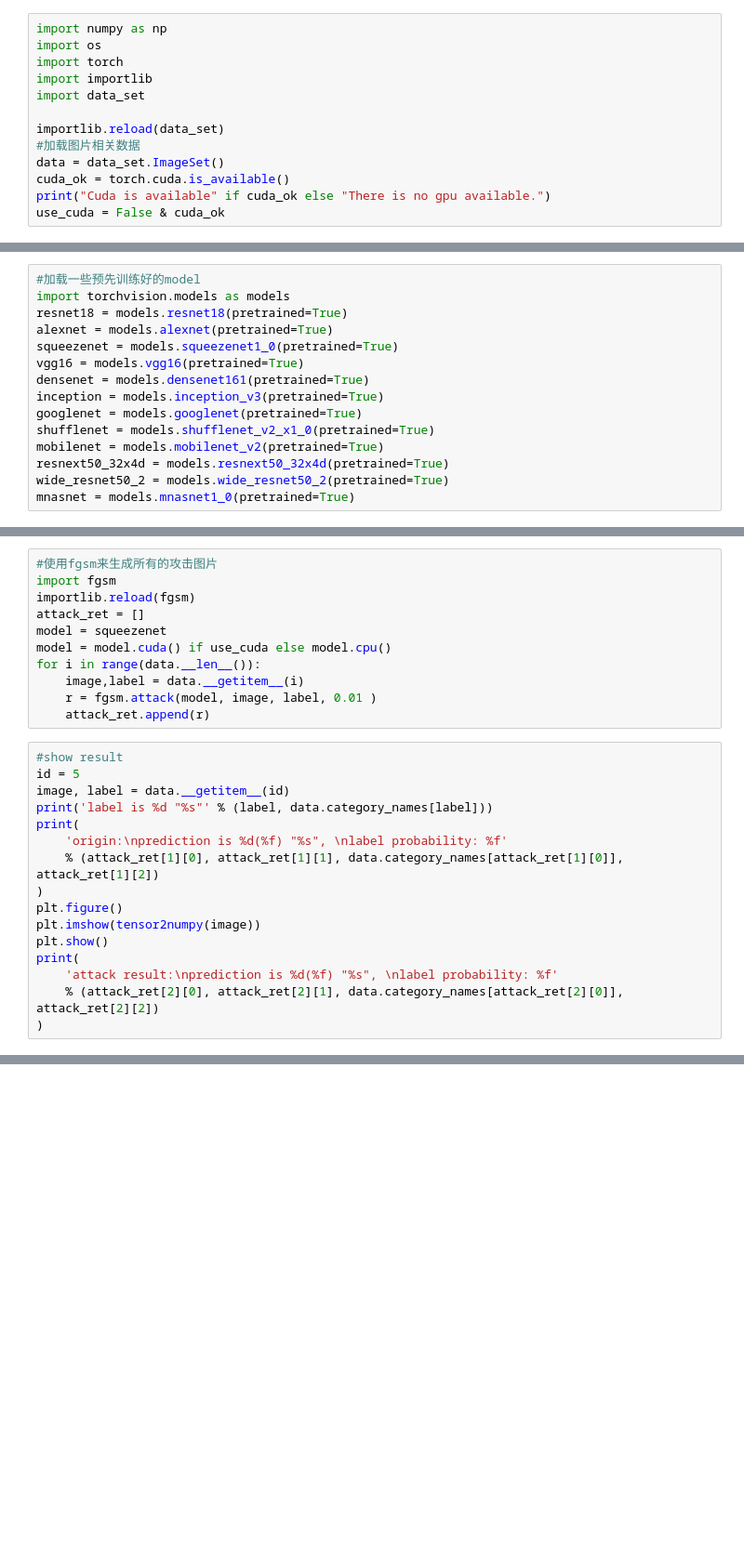
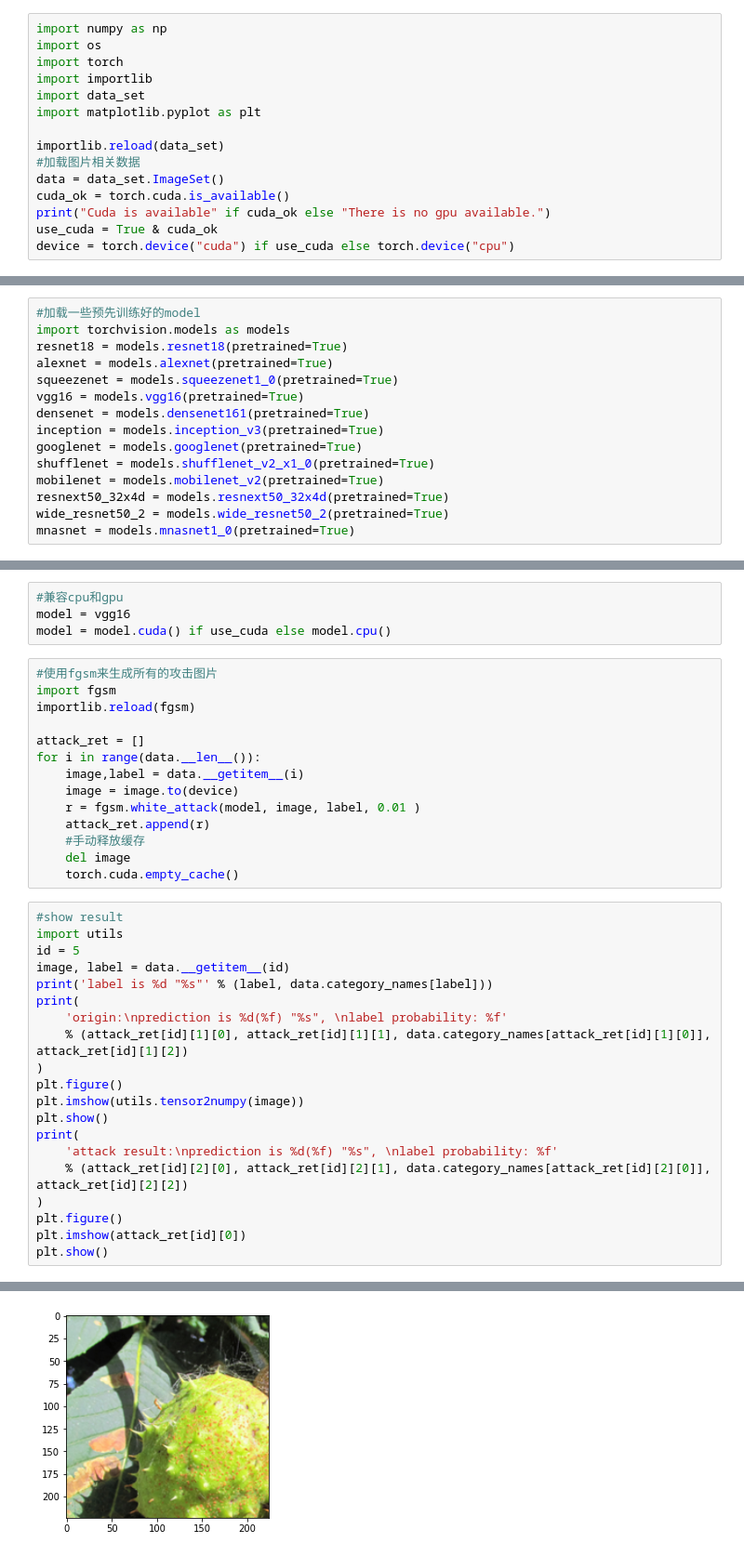
Before and after one commit to gystar/ml_hws, a Jupyter notebook: hw6/main.ipynb, the cells around one changed output, grey strips where cells are left out. Shown at 93% size. Cells and saved outputs as stored; diff of their text form; blank space fills up the shorter version.

```diff
--- a/hw6/main.ipynb
+++ b/hw6/main.ipynb
@@ -4,10 +4,12 @@ import os
 import torch
 import importlib
 import data_set
+import matplotlib.pyplot as plt
 
 importlib.reload(data_set)
 #加载图片相关数据
 data = data_set.ImageSet()
 cuda_ok = torch.cuda.is_available()
 print("Cuda is available" if cuda_ok else "There is no gpu available.")
-use_cuda = False & cuda_ok
+use_cuda = True & cuda_ok
+device = torch.device("cuda") if use_cuda else torch.device("cpu")
@@ -38,27 +33,39 @@ print(data.category_names[ret.topk(1)[1]])
+# %%
+#兼容cpu和gpu
+model = vgg16
+model = model.cuda() if use_cuda else model.cpu()
 # %%
 #使用fgsm来生成所有的攻击图片
 import fgsm
 importlib.reload(fgsm)
+
 attack_ret = []
-model = squeezenet
-model = model.cuda() if use_cuda else model.cpu()
 for i in range(data.__len__()):
     image,label = data.__getitem__(i)
-    r = fgsm.attack(model, image, label, 0.01 )
+    image = image.to(device)
+    r = fgsm.white_attack(model, image, label, 0.01 )
     attack_ret.append(r)
+    #手动释放缓存
+    del image
+    torch.cuda.empty_cache()
 # %%
 #show result
+import utils
 id = 5
 image, label = data.__getitem__(id)
 print('label is %d "%s"' % (label, data.category_names[label]))
 print(
     'origin:\nprediction is %d(%f) "%s", \nlabel probability: %f'
-    % (attack_ret[1][0], attack_ret[1][1], data.category_names[attack_ret[1][0]], attack_ret[1][2])
+    % (attack_ret[id][1][0], attack_ret[id][1][1], data.category_names[attack_ret[id][1][0]], attack_ret[id][1][2])
 )
 plt.figure()
-plt.imshow(tensor2numpy(image))
+plt.imshow(utils.tensor2numpy(image))
 plt.show()
 print(
     'attack result:\nprediction is %d(%f) "%s", \nlabel probability: %f'
-    % (attack_ret[2][0], attack_ret[2][1], data.category_names[attack_ret[2][0]], attack_ret[2][2])
+    % (attack_ret[id][2][0], attack_ret[id][2][1], data.category_names[attack_ret[id][2][0]], attack_ret[id][2][2])
 )
+plt.figure()
+plt.imshow(attack_ret[id][0])
+plt.show()
+# %% [output]
@@ -64,0 +76 @@ print(
+[figure, added]
```
Also changed, not shown: parts of 3 cells of this notebook, 2 other files.
